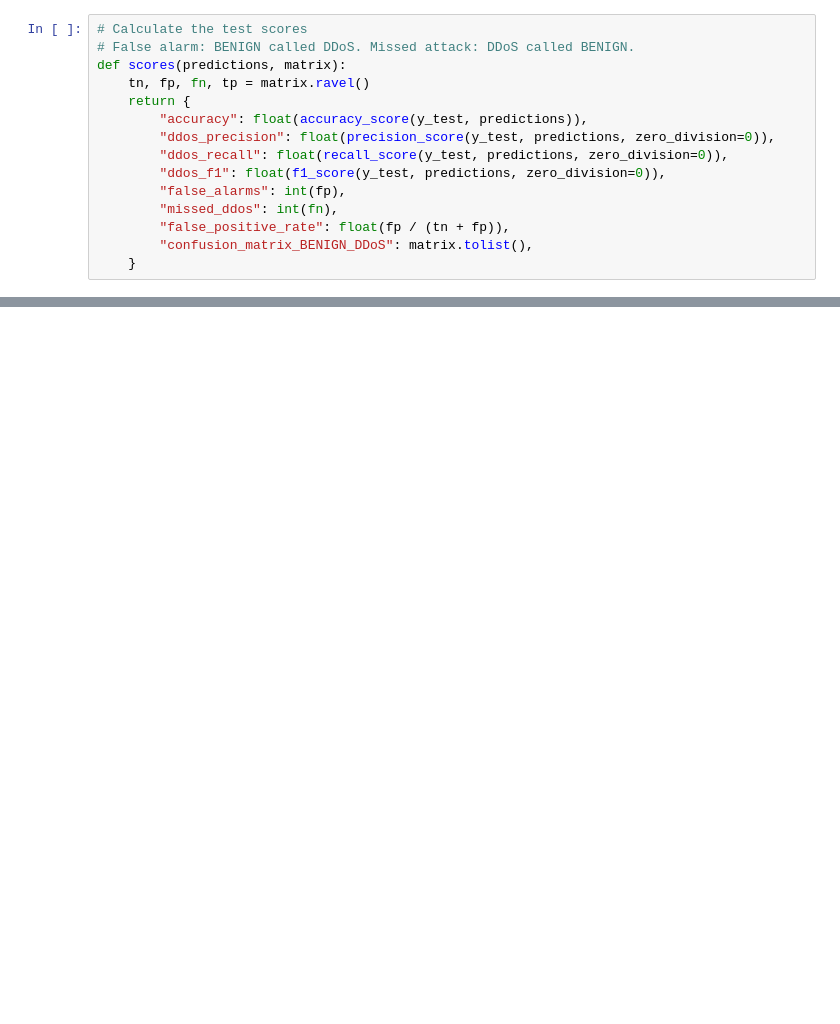
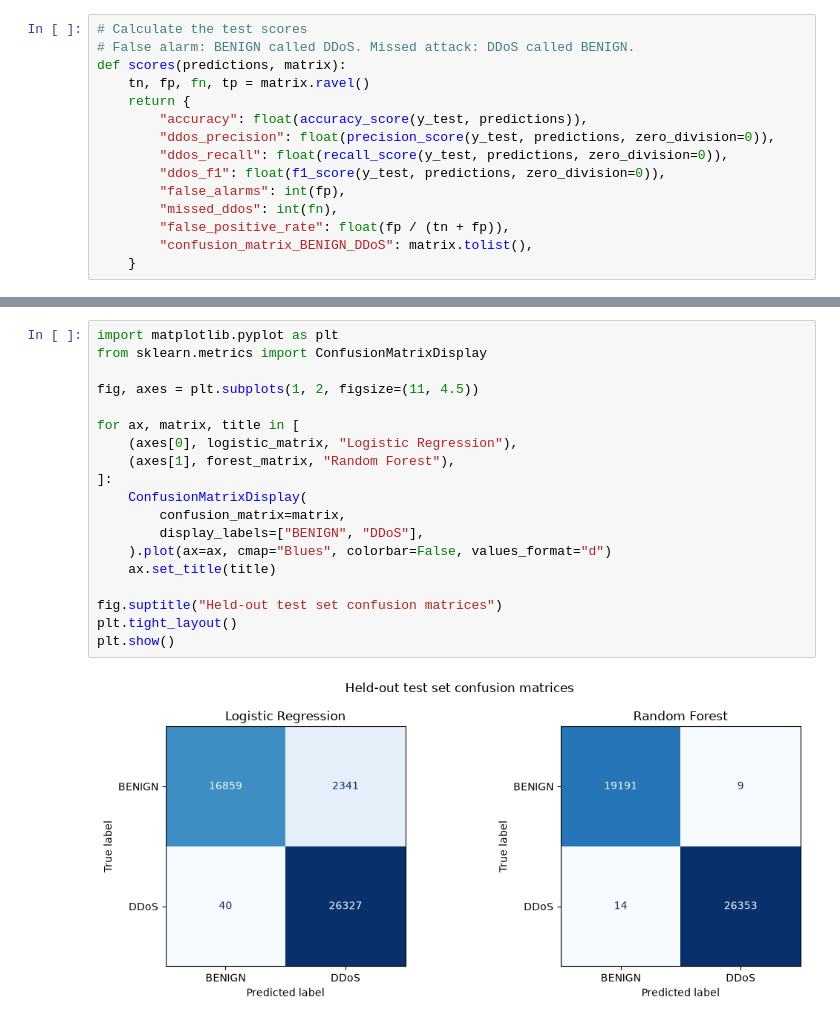
Before and after one commit to Kieri0/Flowguard, a Jupyter notebook: notebooks/model_selection.ipynb, the cells around one changed output, grey strips where cells are left out. Drawn from its saved outputs; the diff is of its cells as text; blank space fills up the shorter version.

```diff
--- a/notebooks/model_selection.ipynb
+++ b/notebooks/model_selection.ipynb
@@ -313,0 +292,21 @@ logistic_regression BENIGN
+# %%
+import matplotlib.pyplot as plt
+from sklearn.metrics import ConfusionMatrixDisplay
+
+fig, axes = plt.subplots(1, 2, figsize=(11, 4.5))
+
+for ax, matrix, title in [
+    (axes[0], logistic_matrix, "Logistic Regression"),
+    (axes[1], forest_matrix, "Random Forest"),
+]:
+    ConfusionMatrixDisplay(
+        confusion_matrix=matrix,
+        display_labels=["BENIGN", "DDoS"],
+    ).plot(ax=ax, cmap="Blues", colorbar=False, values_format="d")
+    ax.set_title(title)
+
+fig.suptitle("Held-out test set confusion matrices")
+plt.tight_layout()
+plt.show()
+# %% [output]
+[figure, added]
```
Also changed, not shown: parts of 11 cells of this notebook, 1 other file.
